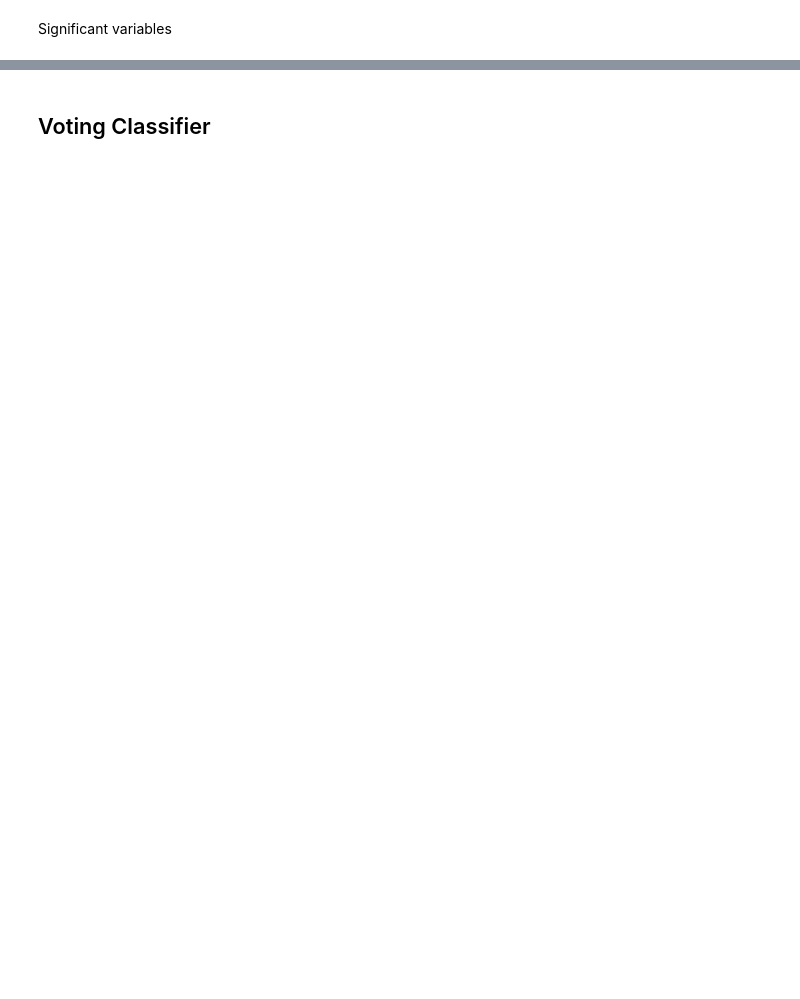
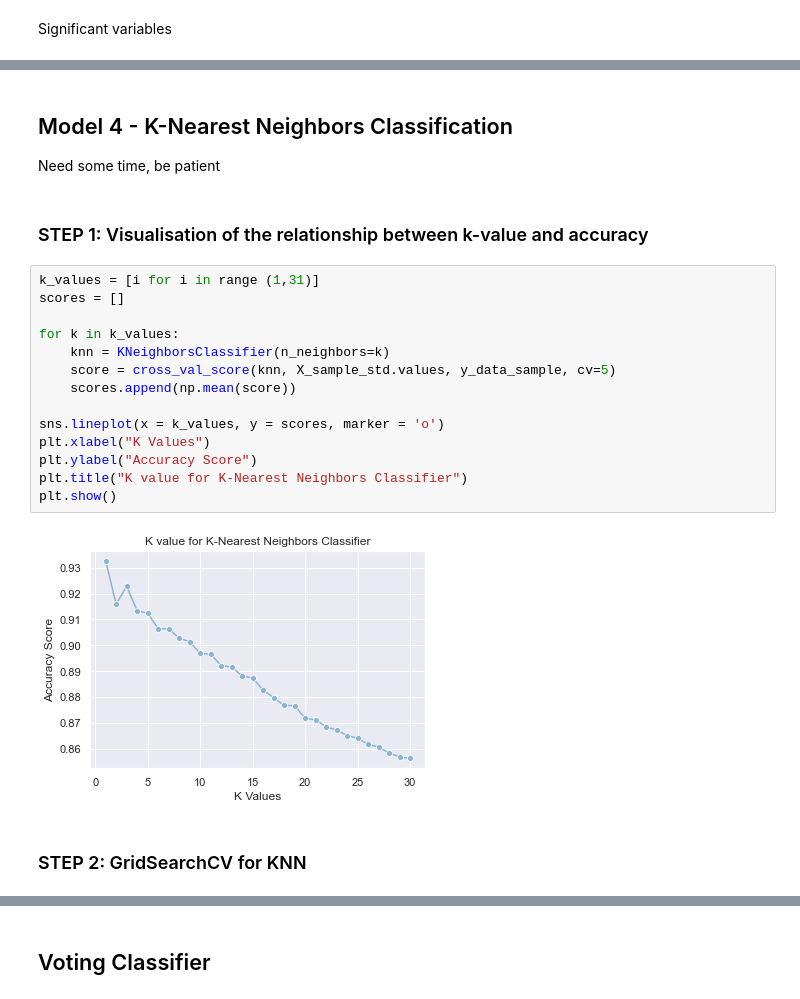
Before and after one commit to a-smaruj/ML_Project_Arrhythmia_Classification, a Jupyter notebook: main.ipynb, the cells around one changed output, grey strips where cells are left out. Drawn from its saved outputs; the diff is of its cells as text; blank space fills up the shorter version.

```diff
--- a/main.ipynb
+++ b/main.ipynb
@@ -684,0 +687,23 @@ significant_variable(best_rf_model, X_train)
+# %% [markdown]
+## Model 4 - K-Nearest Neighbors Classification
+Need some time, be patient
+# %% [markdown]
+### STEP 1: Visualisation of the relationship between k-value and accuracy
+# %%
+k_values = [i for i in range (1,31)]
+scores = []
+
+for k in k_values:
+    knn = KNeighborsClassifier(n_neighbors=k)
+    score = cross_val_score(knn, X_sample_std.values, y_data_sample, cv=5)
+    scores.append(np.mean(score))
+
+sns.lineplot(x = k_values, y = scores, marker = 'o')
+plt.xlabel("K Values")
+plt.ylabel("Accuracy Score")
+plt.title("K value for K-Nearest Neighbors Classifier")
+plt.show()
+# %% [output]
+[figure, added]
+# %% [markdown]
+### STEP 2: GridSearchCV for KNN
```
Also changed, not shown: parts of 57 cells of this notebook.
